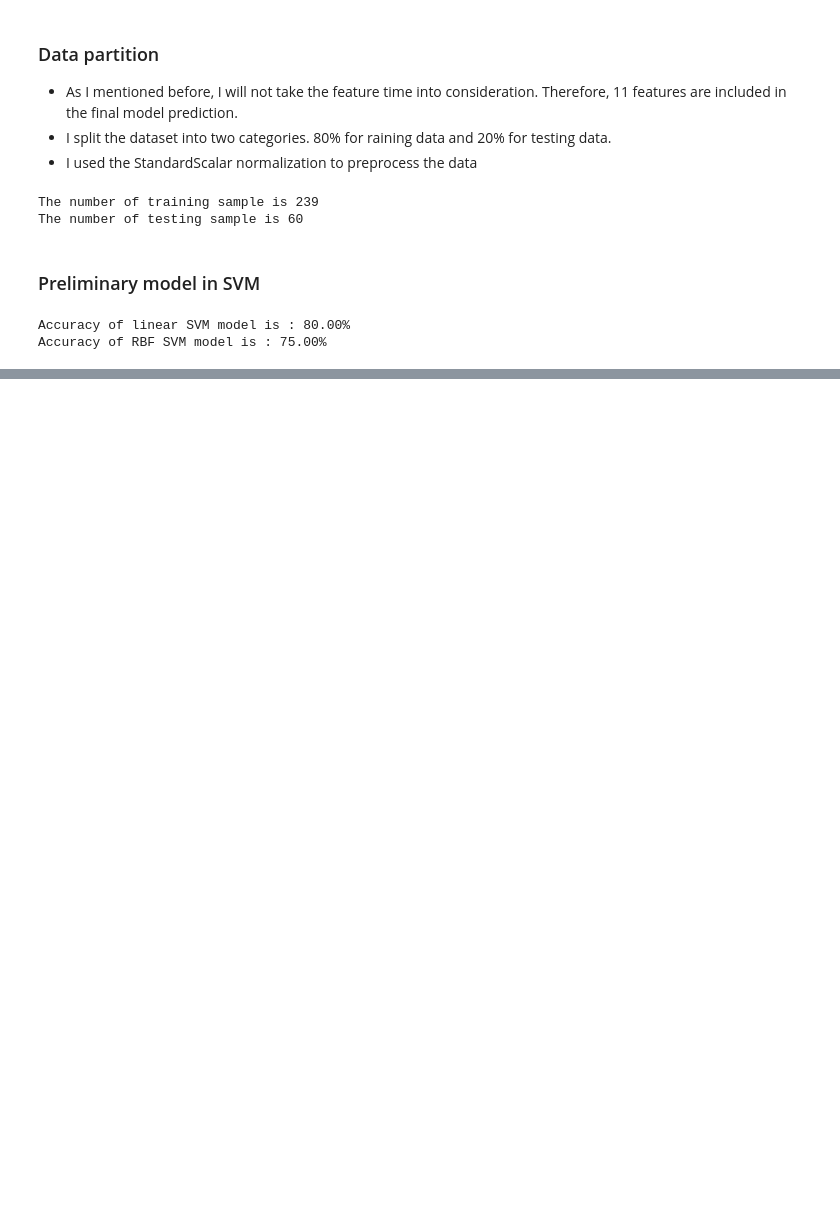
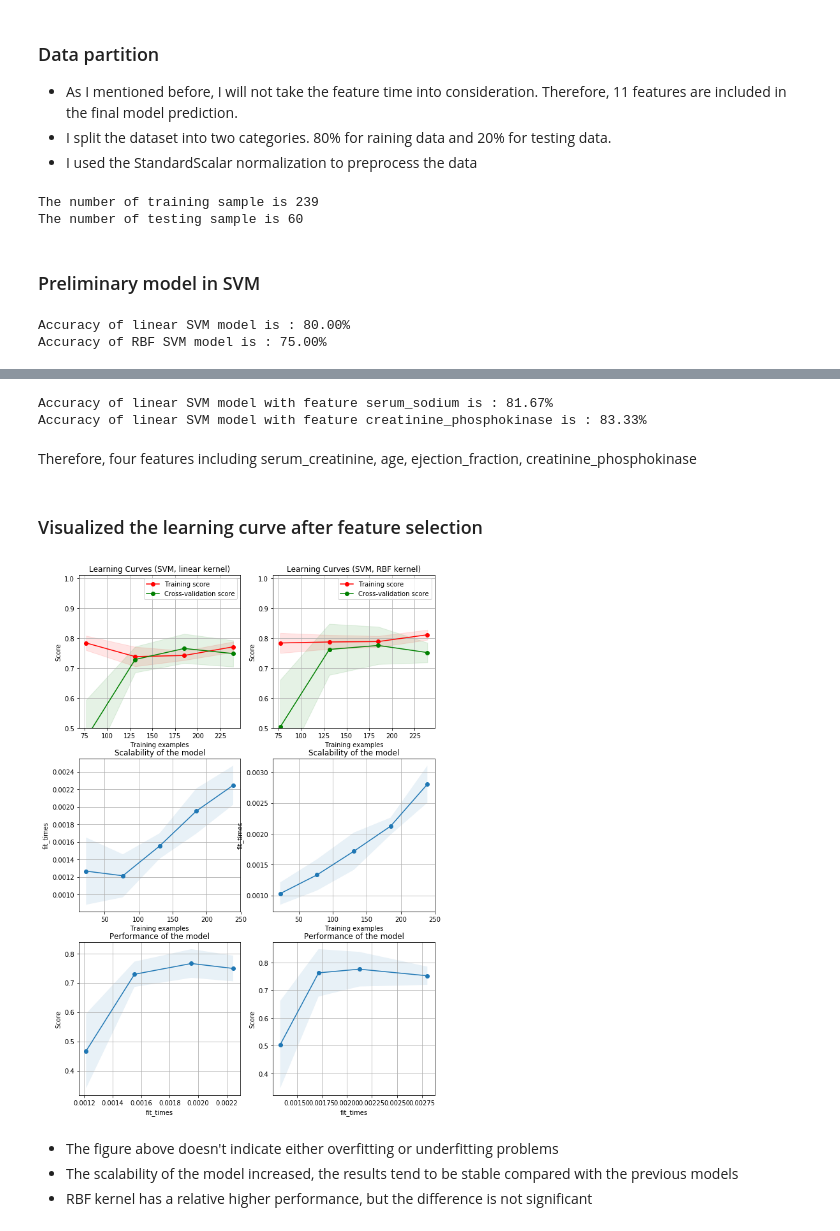
Before and after one commit to yuxuanwu17/heart_failure_detection, a Jupyter notebook: Final_report.ipynb, the cells around one changed output, grey strips where cells are left out. Drawn from its saved outputs; the diff is of its cells as text; code cells hidden in the pictures; blank space fills up the shorter version.

```diff
--- a/Final_report.ipynb
+++ b/Final_report.ipynb
@@ -204,0 +308,26 @@ Accuracy of RBF SVM model is : 75.00%
+# %%
+heart_data = df.copy()
+X = heart_data.iloc[:, 0:11]
+y = heart_data['DEATH_EVENT']
+options = ['serum_sodium','creatinine_phosphokinase']
+
+for i in options:
+    selected_feature = ['serum_creatinine','age', 'ejection_fraction']
+    selected_feature.append(i)
+    X_processed = X[selected_feature]
+    X_processed = StandardScaler().fit_transform(X_processed)
+    X_train, X_test, y_train, y_test = train_test_split(X_processed, y, test_size=0.2, shuffle=True, random_state=1)
+    sv_clf = SVC(kernel="linear",random_state=1)
+    sv_clf.fit(X_train, y_train)
+    sv_clf_pred = sv_clf.predict(X_test)
+    sv_clf_acc = accuracy_score(y_test,sv_clf_pred)
+    sc_clf_acc_format = round(sv_clf_acc*100,2)
+#     accuracy_list.append(round(sv_clf_acc,2))
+    print("Accuracy of linear SVM model with feature {} is : {}%".format(i, sc_clf_acc_format))
+# %% [output]
+Accuracy of linear SVM model with feature serum_sodium is : 81.67%
+Accuracy of linear SVM model with feature creatinine_phosphokinase is : 83.33%
+# %% [markdown]
+Therefore, four features including serum_creatinine, age, ejection_fraction, creatinine_phosphokinase
+# %% [markdown]
+### Visualized the learning curve after feature selection
@@ -204,0 +391,35 @@ Accuracy of RBF SVM model is : 75.00%
+# %%
+fig, axes = plt.subplots(3, 2, figsize=(10, 15))
+
+heart_data = df.copy()
+
+X = heart_data.iloc[:, 0:11]
+y = heart_data['DEATH_EVENT']
+
+selected_feature = ['serum_creatinine','age', 'ejection_fraction','creatinine_phosphokinase']
+X_processed = X[selected_feature]
+X_processed = StandardScaler().fit_transform(X_processed)
+
+
+title = "Learning Curves (SVM, linear kernel)"
+# cv = ShuffleSplit(n_splits=10, test_size=0.2, random_state=0)
+
+estimator = SVC(kernel="linear",random_state=1)
+plot_learning_curve(estimator, title, X_processed, y, axes=axes[:, 0], ylim=(0.5, 1.01),
+                     n_jobs=10)
+
+
+title = r"Learning Curves (SVM, RBF kernel)"
+
+# cv = ShuffleSplit(n_splits=10, test_size=0.2, random_state=0)
+estimator = SVC(kernel="rbf",random_state=1)
+plot_learning_curve(estimator, title, X_processed, y, axes=axes[:, 1], ylim=(0.5, 1.01),
+                     n_jobs=10)
+
+plt.show()
+# %% [output]
+[figure, added]
+# %% [markdown]
+- The figure above doesn't indicate either overfitting or underfitting problems
+- The scalability of the model increased, the results tend to be stable compared with the previous models
+- RBF kernel has a relative higher performance, but the difference is not significant
```
Also changed, not shown: parts of 33 cells of this notebook.
